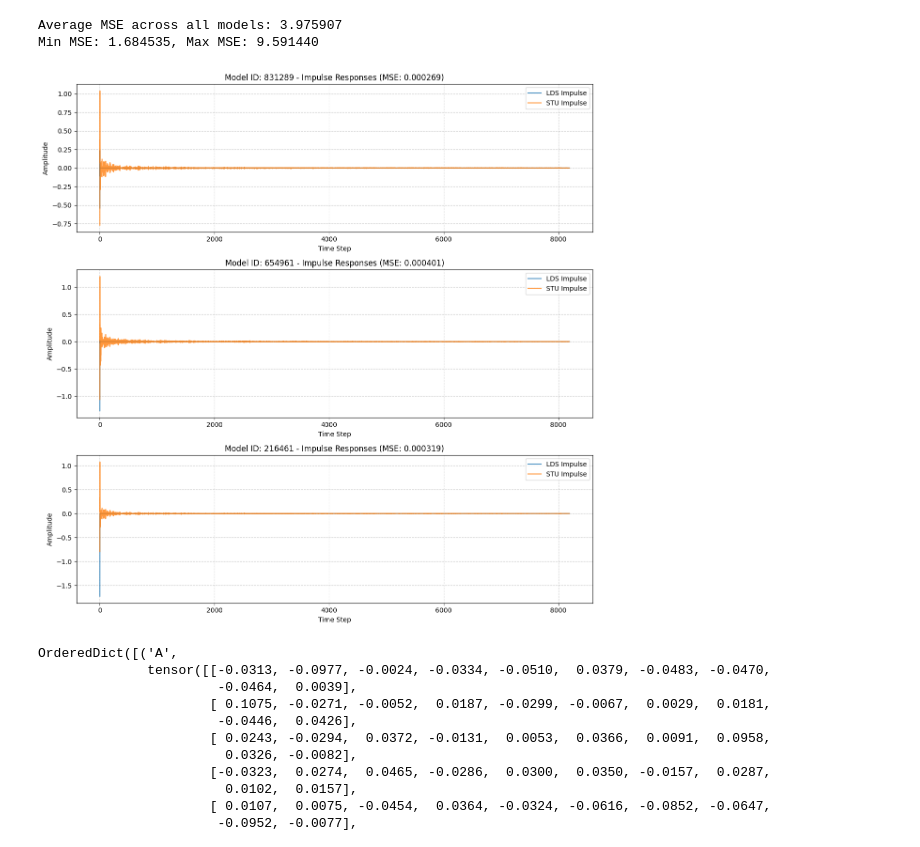
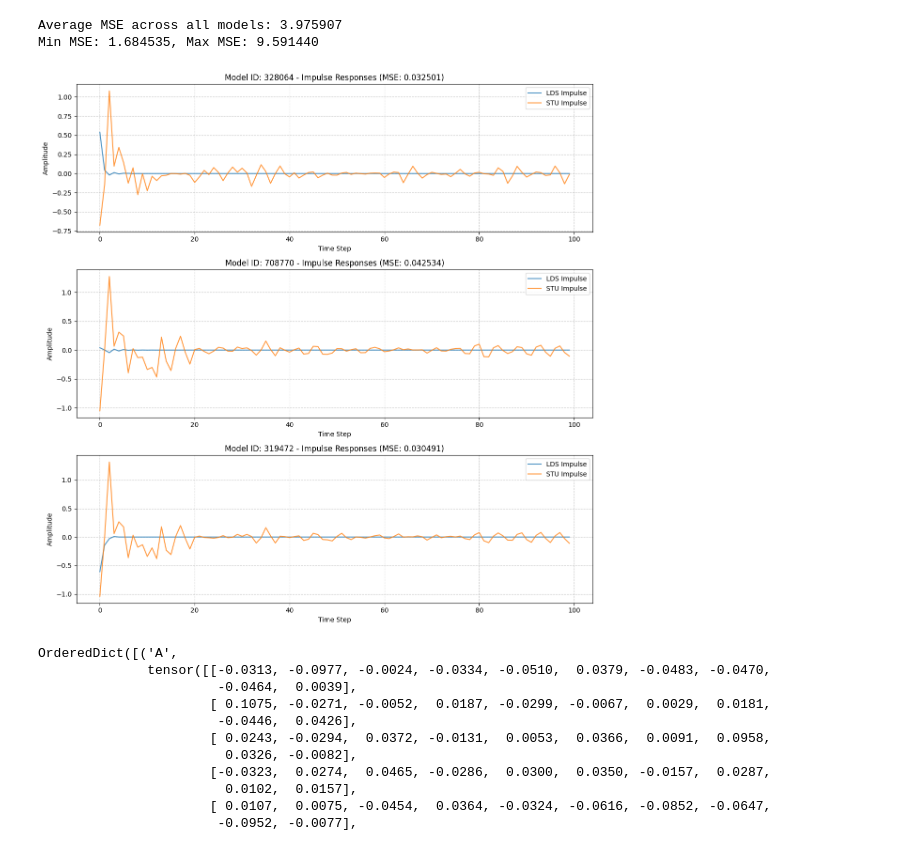
Before and after one commit to dshah02/cheby_distill, a Jupyter notebook: processing_filters.ipynb, the cells around one changed output. Drawn from its saved outputs; the diff is of its cells as text; code cells hidden in the pictures.

Commit message:
better impulse functions:

```diff
--- a/processing_filters.ipynb
+++ b/processing_filters.ipynb
@@ -149,17 +149,29 @@ print(f"Min MSE: {np.min(mse_values):.6f}, Max MSE: {np.max(mse_values):.6f}")
 Average MSE across all models: 3.975907
 Min MSE: 1.684535, Max MSE: 9.591440
 # %%
-def gen_lds_impulse(lds, seq_len = config.seq_len): #need the stu for to add the negative autoregressive component
-    lds_impulse = torch.zeros(seq_len)
+###CODE IS VERY SLOW, CAN BE EASILY MADE FASTER BY DOING LINEAR ALGEBRA (I.E SIMILAR TO HWO WE DID LDS FILTER/STU FILTER)
+def gen_lds_impulse(lds, seq_len = config.seq_len):
+    # Create impulse response for LDS
+    impulse = np.zeros(seq_len)
+
     for i in range(seq_len):
-        a_power = lds.A ** i
-        lds_impulse[i] += torch.sum(lds.C[:, 0] * a_power * lds.B[0]).cpu()
-    return lds_impulse.cpu().detach()
+        # Create input tensor with 1 at position i
+        input_tensor = torch.zeros(seq_len, 1, device=lds.A.device, dtype=lds.A.dtype)
+        input_tensor[i, 0] = 1.0
+
+        # Forward pass through LDS model
+        with torch.no_grad():
+            output = lds.generate_trajectory(input_tensor)
+
+        # Store the last output value
+        impulse[i] = output[-1, 0].cpu().numpy()
+
+    return np.flip(impulse)
 
 phi_n = spectral_filters.cpu().numpy()
 
 
-###CODE IS VERY SLOW, CAN BE EASILY MADE FASTER BY DOING LINEAR ALGEBRA (I.E SIMILAR TO HWO WE DID LDS FILTER/STU FILTER)
+
 def gen_stu_impulse(stu, seq_len = config.seq_len):
     # Create impulse response by setting input to 1 at each position
     impulse = np.zeros(seq_len)
@@ -191,38 +203,38 @@ def plot_impulse_responses(loaded_pairs, num_to_display=3, seq_len=config.seq_le
 
     # Create a figure with subplots
     fig, axes = plt.subplots(len(selected_pairs), 1, figsize=(12, 4*len(selected_pairs)))
     if len(selected_pairs) == 1:
         axes = [axes]  # Make axes iterable if only one subplot
 
     for i, (model_id, lds, stu) in tqdm.tqdm(enumerate(selected_pairs)):
         # Generate impulse responses
-        lds_impulse = gen_lds_impulse(lds, seq_len)
-        stu_impulse = gen_stu_impulse(stu, seq_len)
+        lds_impulse = gen_lds_impulse(lds, seq_len = 100)
+        stu_impulse = gen_stu_impulse(stu, seq_len = 100)
 
         # Plot both impulse responses
         ax = axes[i]
-        ax.plot(lds_impulse.numpy(), label='LDS Impulse', alpha=0.8)
+        ax.plot(lds_impulse, label='LDS Impulse', alpha=0.8)
         ax.plot(stu_impulse, label='STU Impulse', alpha=0.8)
 
         # Calculate and display MSE
-        mse = np.mean((lds_impulse.numpy() - stu_impulse)**2)
+        mse = np.mean((lds_impulse - stu_impulse)**2)
 
         ax.set_title(f'Model ID: {model_id} - Impulse Responses (MSE: {mse:.6f})')
         ax.legend()
         ax.grid(True, linestyle='--', alpha=0.7)
         ax.set_xlabel('Time Step')
         ax.set_ylabel('Amplitude')
 
     plt.tight_layout()
     plt.show()
 
 # Compute and display impulses for random LDS, STU pairs
 if loaded_pairs:
     plot_impulse_responses(loaded_pairs)
 else:
     print("No model pairs loaded to display impulse responses.")
 # %% [output]
-[figure, old version]
+[figure, new version]
 # %%
 torch.load('./models/gen_lds_trained/877531.pt')
 # %% [output]
```
